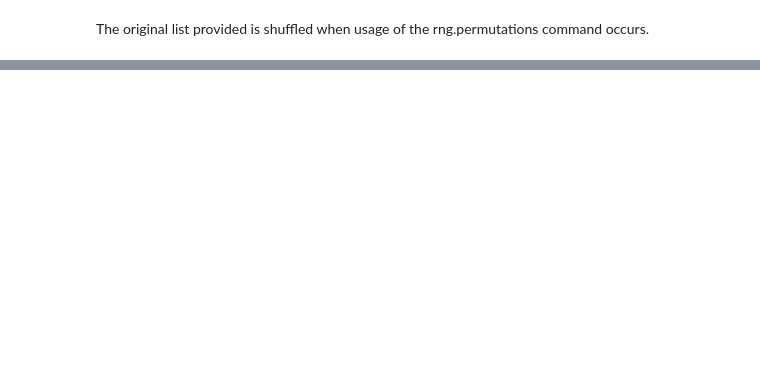
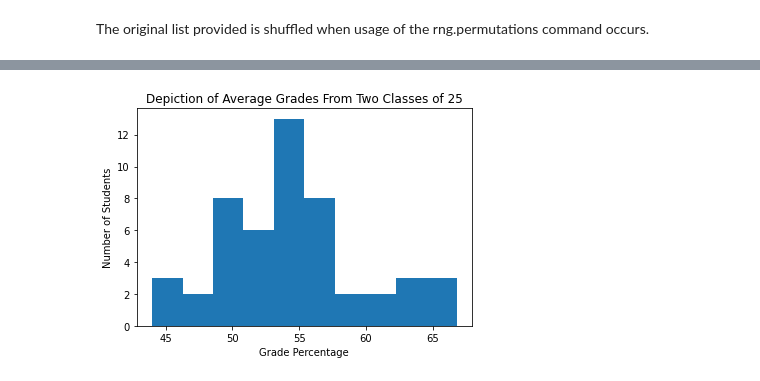
Before and after one commit to Lennyc123/PDA-assignment2020, a Jupyter notebook: Programming for Data Analysis Assignment 2020 Leonard Curtin.ipynb, the cells around one changed output, grey strips where cells are left out. Saved outputs shown, nothing was run; the diff lists cells and outputs as text; code cells hidden in the pictures; blank space fills up the shorter version.

```diff
--- a/Programming for Data Analysis Assignment 2020 Leonard Curtin.ipynb
+++ b/Programming for Data Analysis Assignment 2020 Leonard Curtin.ipynb
@@ -143,4 +159,5 @@ Normal (Gaussian) Distrubition
 # %%
 rng = np.random.default_rng()
-rng.normal(loc=5, scale=1.0, size=30)
+grades = rng.normal(loc=55, scale=5, size=50)
+grades
 # %% [output]
@@ -147,0 +174,10 @@ NameError: name 'np' is not defined
+# %%
+import matplotlib.pyplot as plt
+#Creation of histogram, with lables for aid
+plt.hist(grades)
+plt.title('Depiction of Average Grades From Two Classes of 25')
+plt.xlabel('Grade Percentage')
+plt.ylabel('Number of Students')
+plt.show()
+# %% [output]
+[figure, added]
```
Also changed, not shown: parts of 78 cells of this notebook, 1 other file.
